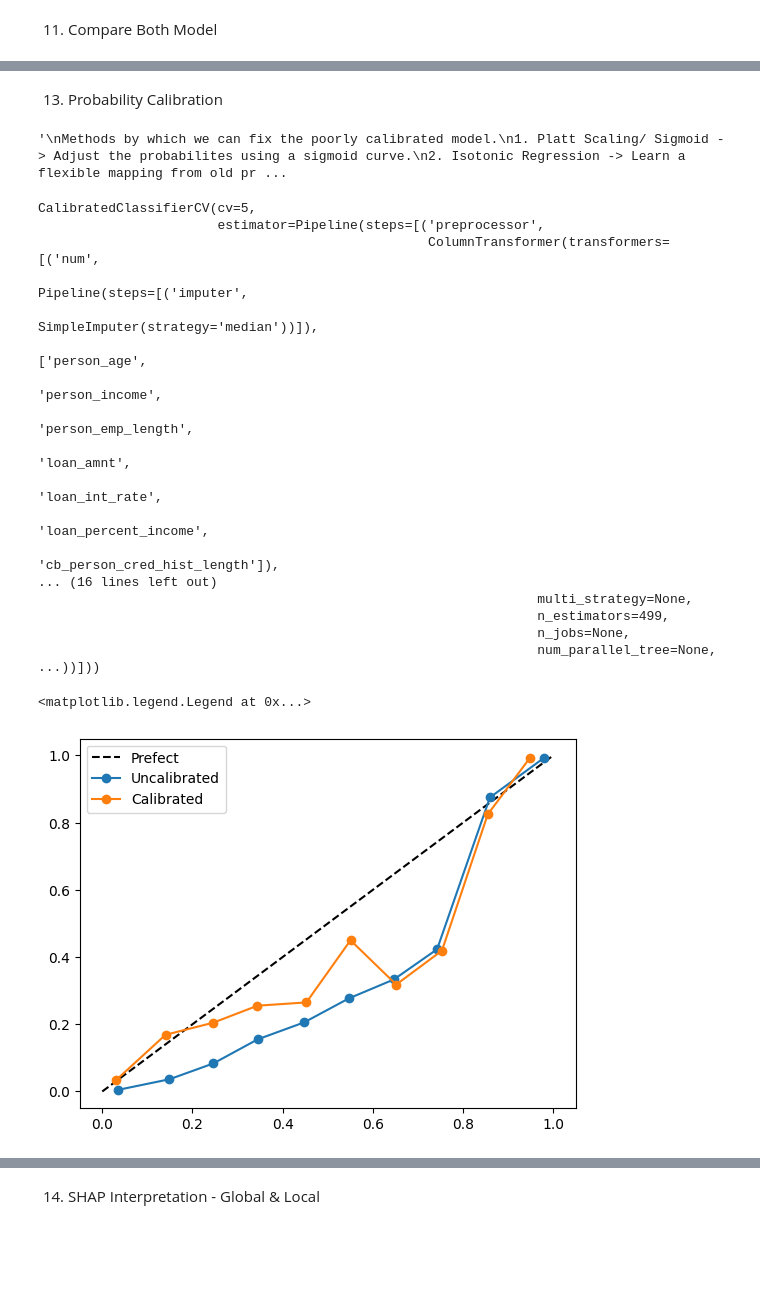
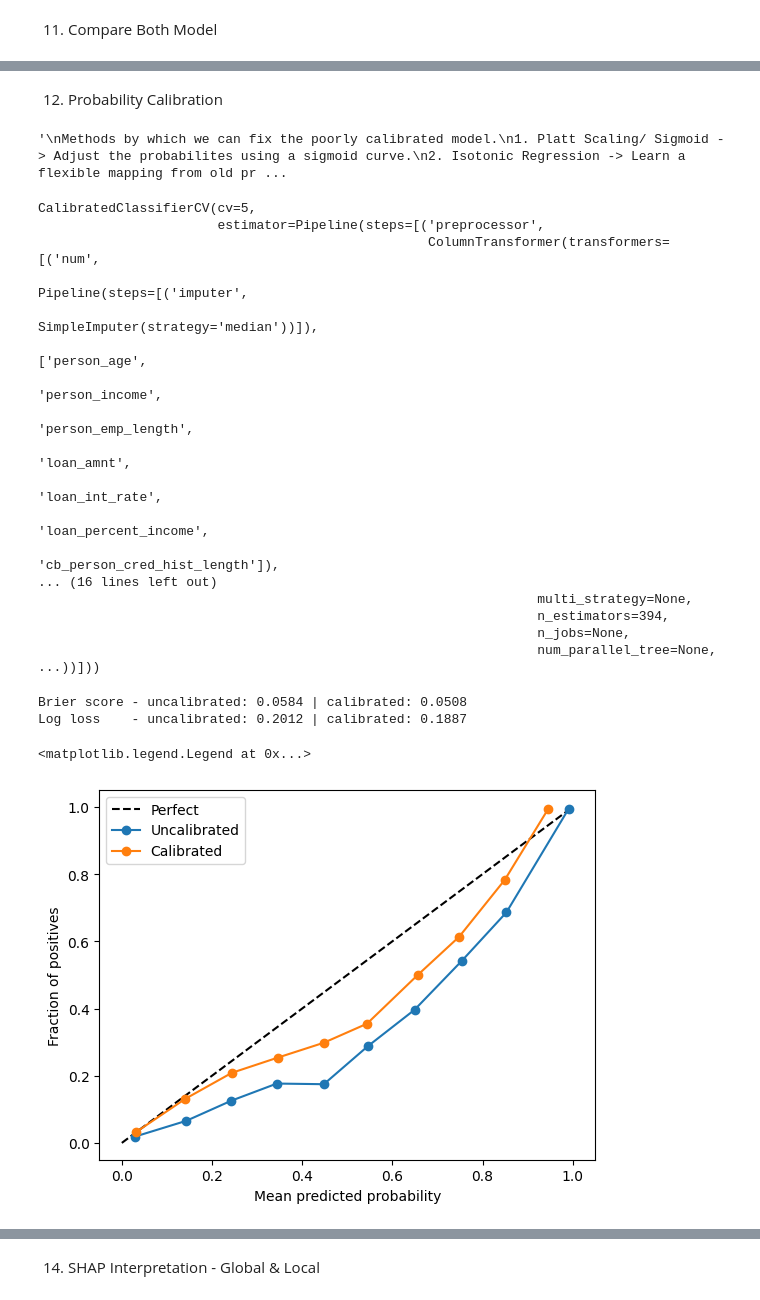
Before and after one commit to unnati2612/Credit-Risk-Assessment, a Jupyter notebook: model.ipynb, the cells around one changed output, grey strips where cells are left out. Drawn from its saved outputs; the diff is of its cells as text; code cells hidden in the pictures; blank space fills up the shorter version.

Commit message:
Update model and notebook

```diff
--- a/model.ipynb
+++ b/model.ipynb
@@ -141,0 +122,17 @@ Rows after removing duplicates : 31522
+# %%
+df1 = df.copy()
+
+print(f"Original Rows : {df1.shape[0]}")
+
+df1.drop_duplicates(inplace=True)
+
+
+df1 = df1[(df1["person_age"] >= 18) & (df1["person_age"] <= 100)]
+
+
+df1 = df1[df1["person_emp_length"].isna() | (df1["person_emp_length"] <= 60)]
+df1 = df1[df1["person_emp_length"].isna() | (df1["person_emp_length"] <= df1["person_age"])]
+
+df1 = df1[df1["loan_amnt"] > 0]
+
+print(f"Rows after cleaning : {df1.shape[0]}")
@@ -191,2 +183,12 @@ preprocessor_xg = ColumnTransformer(
+# %%
+preprocessor_xg = ColumnTransformer(
+    transformers=[
+        ("num", Pipeline(steps=[("imputer", SimpleImputer(strategy="median"))]), numeric_cols),
+        ("cat", Pipeline(steps=[
+            ("imputer", SimpleImputer(strategy="constant", fill_value="missing")),
+            ("onehot", OneHotEncoder(handle_unknown="ignore", sparse_output=False))
+        ]), categorical_cols)
+    ]
+)
 # %% [markdown]
 7. Evaluation Helper Function
@@ -521,5 +480,5 @@ weighted avg       0.94      0.94      0.93      6305
 # %% [markdown]
-13. Probability Calibration
+12. Probability Calibration
 # %%
 
 """
@@ -556,13 +515,21 @@ CalibratedClassifierCV(cv=5,
                                                                                     'cb_person_cred_hist_length']),
 ... (16 lines left out)
                                                                 multi_strategy=None,
-                                                                n_estimators=499,
+                                                                n_estimators=394,
                                                                 n_jobs=None,
                                                                 num_parallel_tree=None, ...))]))
 # %%
-#2. Get probabilites
-uncalibrated = xg_model.predict_proba(x_test)[:,1]
-calibrated = calibrated_model.predict_proba(x_test)[:,1]
+#2. Get probabilities (same tuned model, before vs after calibration)
+from sklearn.metrics import brier_score_loss, log_loss
+
+uncalibrated = random_search.best_estimator_.predict_proba(x_test)[:, 1]
+calibrated   = calibrated_model.predict_proba(x_test)[:, 1]
+
+print(f"Brier score - uncalibrated: {brier_score_loss(y_test, uncalibrated):.4f} | calibrated: {brier_score_loss(y_test, calibrated):.4f}")
+print(f"Log loss    - uncalibrated: {log_loss(y_test, uncalibrated):.4f} | calibrated: {log_loss(y_test, calibrated):.4f}")
+# %% [output]
+Brier score - uncalibrated: 0.0584 | calibrated: 0.0508
+Log loss    - uncalibrated: 0.2012 | calibrated: 0.1887
 # %%
 
 #3. create calibration curves
@@ -572,21 +539,25 @@ actual_uncal, predicted_uncal = calibration_curve(y_test, uncalibrated, n_bins=1
 actual_cal, predicted_cal  = calibration_curve(y_test, calibrated, n_bins=10)
 # %%
 #4. plot
-plt.plot([0,1], [0,1], 'k--', label="Prefect")
+plt.plot([0,1], [0,1], 'k--', label="Perfect")
 plt.plot(
     predicted_uncal,
     actual_uncal,
     "o-",
     label = "Uncalibrated"
 )
 
 plt.plot(
     predicted_cal,
     actual_cal,
     "o-",
     label = "Calibrated"
 )
+
+plt.xlabel("Mean predicted probability")
+plt.ylabel("Fraction of positives")
+
 plt.legend()
 # %% [output]
 <matplotlib.legend.Legend at 0x...>
-[figure, old version]
+[figure, new version]
```
Also changed, not shown: parts of 34 cells of this notebook, 2 other files.
